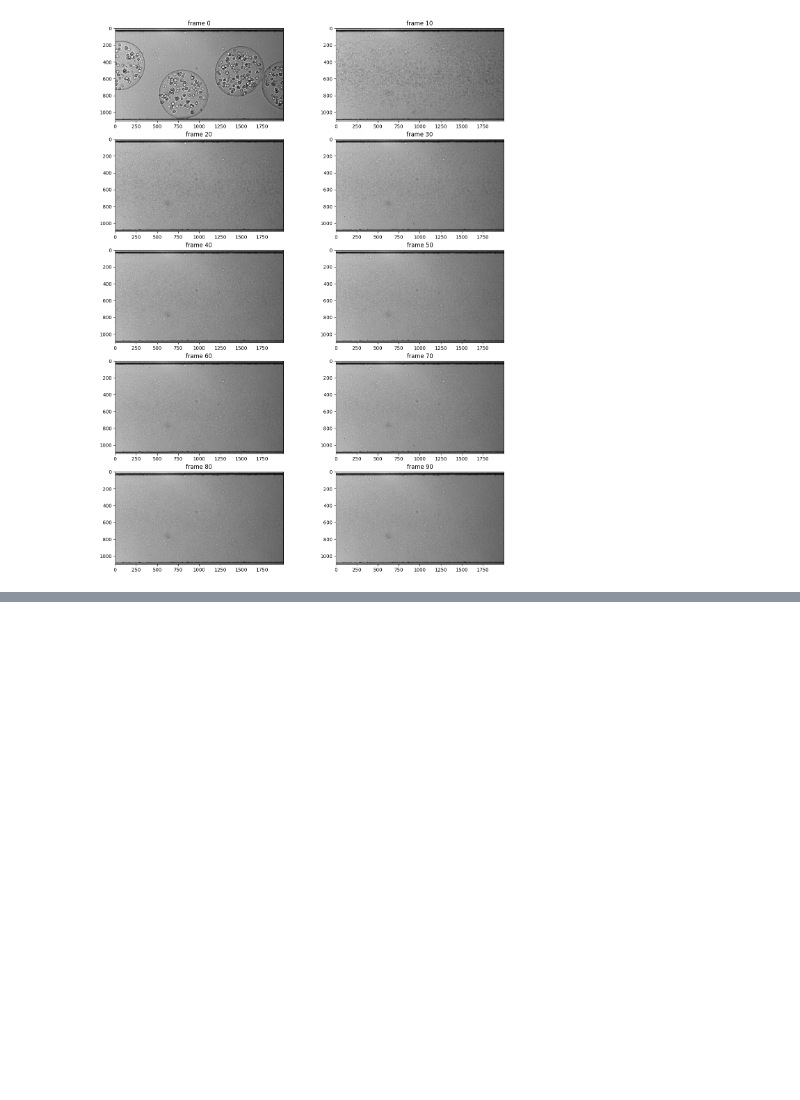
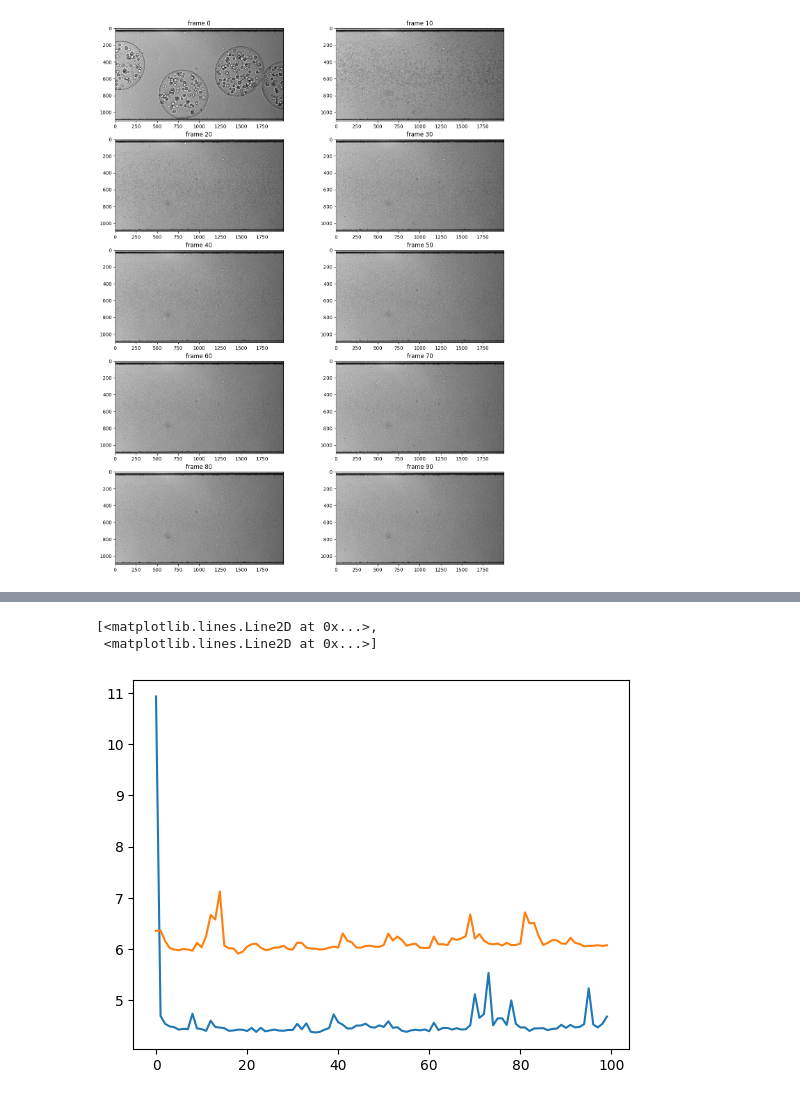
Before and after one commit to lambi702/CV-Video_annotation, a Jupyter notebook: background_subtraction.ipynb, the cells around one changed output, grey strips where cells are left out. Cells and saved outputs as stored; diff of their text form; code cells hidden in the pictures; blank space fills up the shorter version.

```diff
--- a/background_subtraction.ipynb
+++ b/background_subtraction.ipynb
@@ -342,0 +339,6 @@ plt.imshow(im_conv, cmap='gray')
+# %%
+plt.plot(np.arange(100),exec_time,np.arange(100),exec_time_with_learning)
+# %% [output]
+[<matplotlib.lines.Line2D at 0x...>,
+ <matplotlib.lines.Line2D at 0x...>]
+[figure, added]
```
Also changed, not shown: parts of 9 cells of this notebook.
